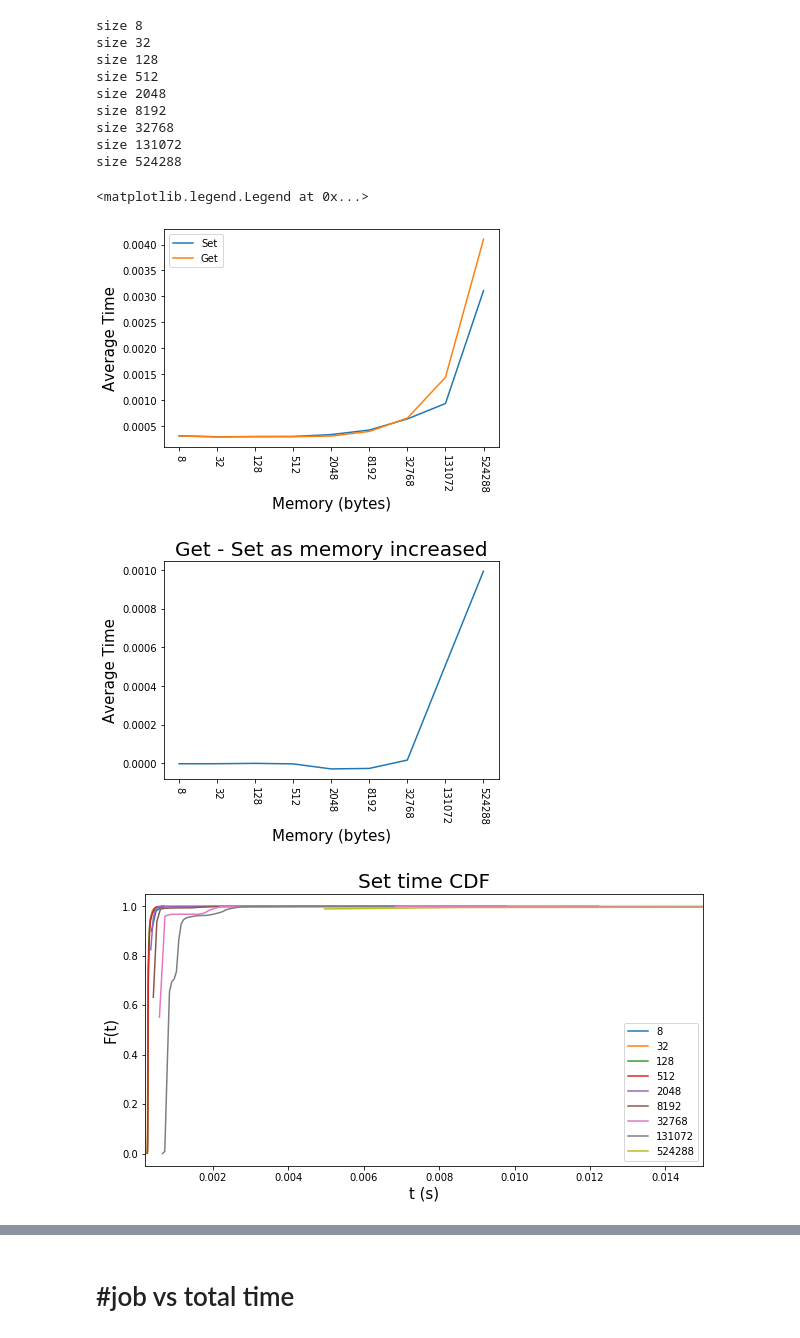
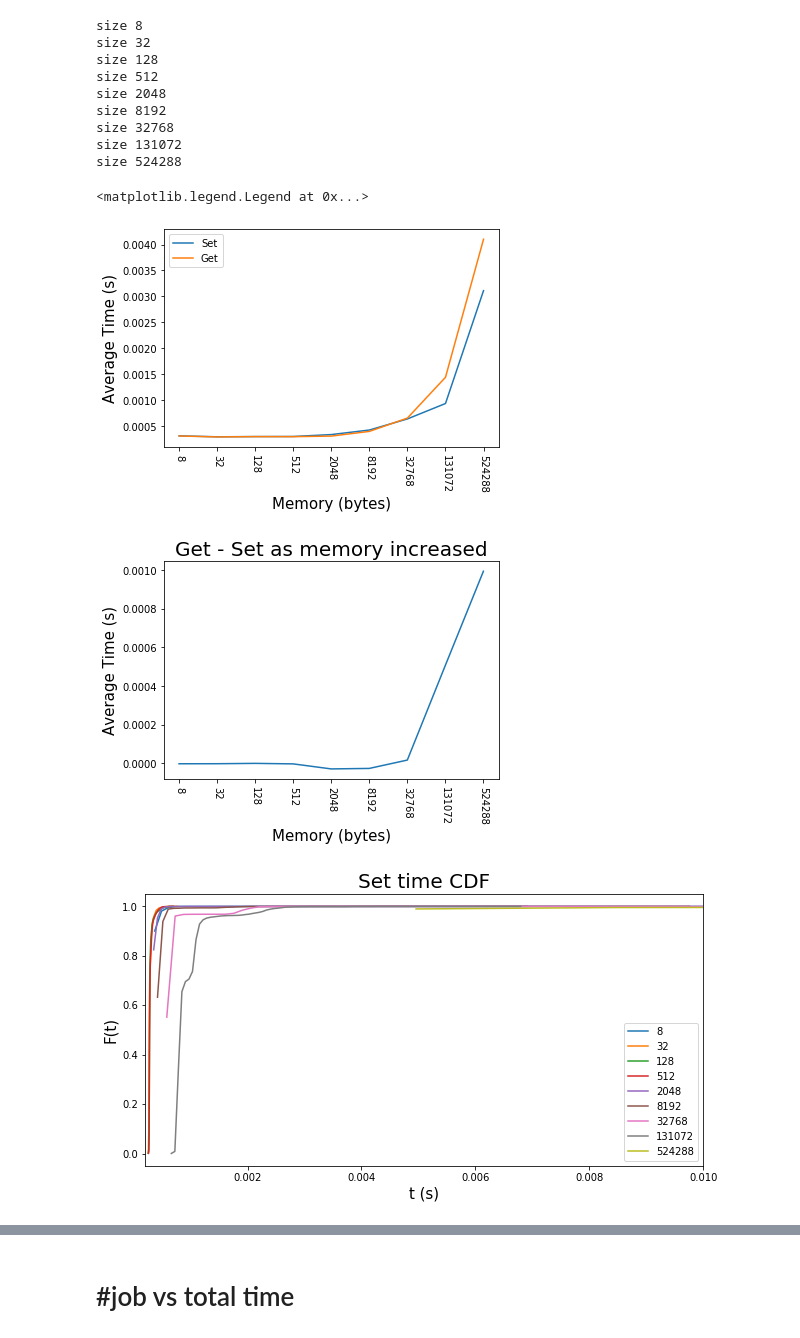
Before and after one commit to nikhilphatak1/datastore-profiling, a Jupyter notebook: redis/redis_check.ipynb, the cells around one changed output, grey strips where cells are left out. Drawn from its saved outputs; the diff is of its cells as text; code cells hidden in the pictures.

```diff
--- a/redis/redis_check.ipynb
+++ b/redis/redis_check.ipynb
@@ -96,45 +96,45 @@ size 524288
 plt.plot(np.array(list(memory_set.keys())),np.array(list(memory_set.values())))
 plt.plot(np.array(list(memory_get.keys())),np.array(list(memory_get.values())))
 plt.xlabel("Memory (bytes)",fontsize=15)
-plt.ylabel("Average Time",fontsize=15)
+plt.ylabel("Average Time (s)",fontsize=15)
 plt.xticks(rotation=-90)
 plt.legend(["Set","Get"])
 # %% [output]
 <matplotlib.legend.Legend at 0x...>
-[figure, old version]
+[figure, new version]
 # %%
 plt.plot(np.array(list(memory_get.keys())),np.array(list(memory_get.values()))-np.array(list(memory_set.values())))
 plt.xlabel("Memory (bytes)",fontsize=15)
 plt.xticks(rotation=-90)
-plt.ylabel("Average Time",fontsize=15)
+plt.ylabel("Average Time (s)",fontsize=15)
 plt.title("Get - Set as memory increased",fontsize=20)
 plt.show()
 # %% [output]
-[figure, old version]
+[figure, new version]
 # %%
 plt.figure(figsize=(10,5))
 
 
 for size in array_sizes:
     key = size**2 * 8
 
     t = time_table_set[str(key)]
 
     num_bins = int(np.sqrt(len(t)))#int(np.floor(5/3 * (len(t)**(1/3))))
     counts, bin_edges = np.histogram (t, bins=num_bins, normed=True)
     cdf = np.cumsum (counts)
     #plt.plot (np.hstack((np.zeros((1,)),bin_edges[1:])), np.hstack((np.zeros(1,),cdf/cdf[-1])))
     plt.plot(bin_edges[1:], cdf/cdf[-1])
     plt.xlabel("t (s)",fontsize=15); plt.ylabel("F(t)",fontsize=15);
 
 
 
-plt.xlim([0.0002,0.015])
+plt.xlim([0.0002,0.01])
 plt.legend(array_sizes**2 * 8)
 plt.title("Set time CDF",fontsize=20)
 plt.show()
 # %% [output]
-[figure, old version]
+[figure, new version]
 # %%
 plt.figure(figsize=(10,5))
 
```
Also changed, not shown: parts of 4 cells of this notebook, 1 other file.
